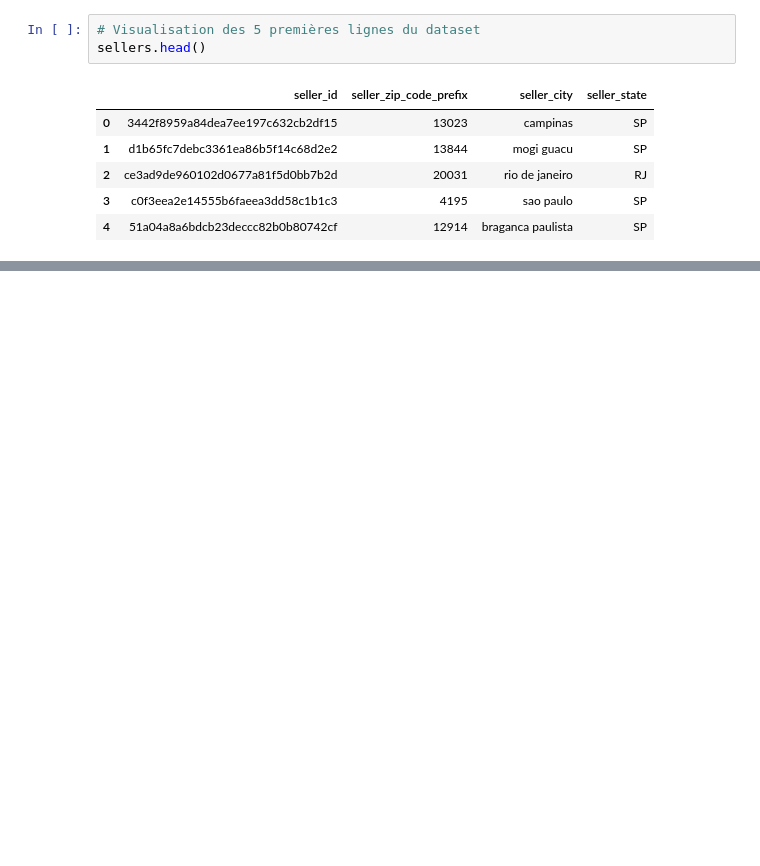
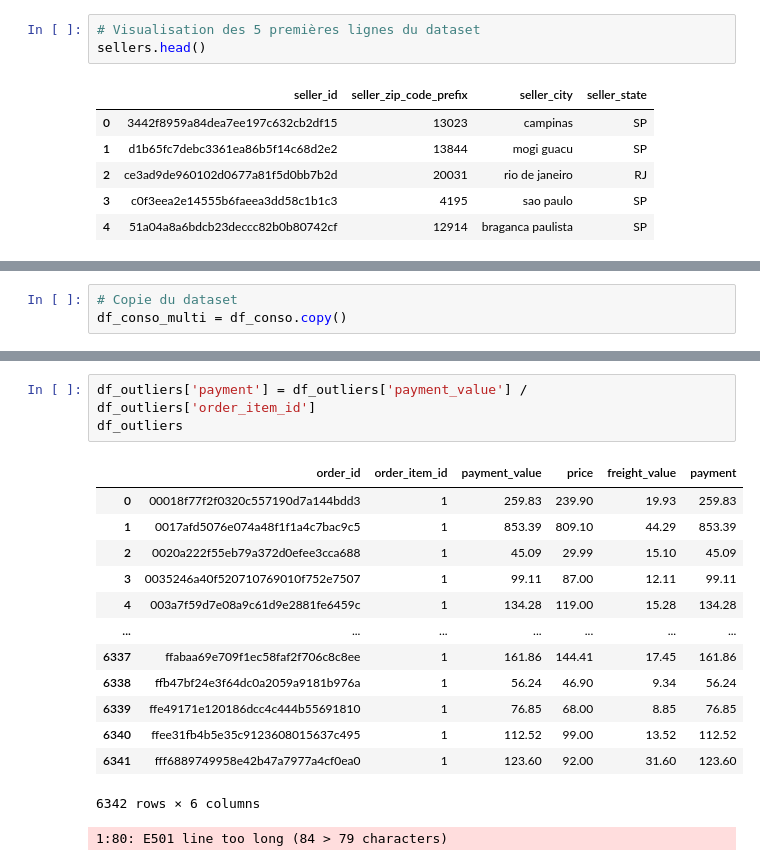
Before and after one commit to Milie-Mimi/-OC_DS_Project5, a Jupyter notebook: GROSCHENE_Emilie_1_notebook_exploration_062022.ipynb, the cells around one changed output, grey strips where cells are left out. Saved outputs shown, nothing was run; the diff lists cells and outputs as text; blank space fills up the shorter version.

```diff
--- a/GROSCHENE_Emilie_1_notebook_exploration_062022.ipynb
+++ b/GROSCHENE_Emilie_1_notebook_exploration_062022.ipynb
@@ -1179,0 +1198,3 @@ sellers
+# %%
+# Copie du dataset
+df_conso_multi = df_conso.copy()
@@ -1179,0 +1240,18 @@ sellers
+# %%
+df_outliers['payment'] = df_outliers['payment_value'] / df_outliers['order_item_id']
+df_outliers
+# %% [output]
+|  | order_id | order_item_id | payment_value | price | freight_value | payment |
+| 0 | 00018f77f2f0320c557190d7a144bdd3 | 1 | 259.83 | 239.90 | 19.93 | 259.83 |
+| 1 | 0017afd5076e074a48f1f1a4c7bac9c5 | 1 | 853.39 | 809.10 | 44.29 | 853.39 |
+| 2 | 0020a222f55eb79a372d0efee3cca688 | 1 | 45.09 | 29.99 | 15.10 | 45.09 |
+| 3 | 0035246a40f520710769010f752e7507 | 1 | 99.11 | 87.00 | 12.11 | 99.11 |
+| 4 | 003a7f59d7e08a9c61d9e2881fe6459c | 1 | 134.28 | 119.00 | 15.28 | 134.28 |
+| ... | ... | ... | ... | ... | ... | ... |
+| 6337 | ffabaa69e709f1ec58faf2f706c8c8ee | 1 | 161.86 | 144.41 | 17.45 | 161.86 |
+| 6338 | ffb47bf24e3f64dc0a2059a9181b976a | 1 | 56.24 | 46.90 | 9.34 | 56.24 |
+| 6339 | ffe49171e120186dcc4c444b55691810 | 1 | 76.85 | 68.00 | 8.85 | 76.85 |
+| 6340 | ffee31fb4b5e35c9123608015637c495 | 1 | 112.52 | 99.00 | 13.52 | 112.52 |
+| 6341 | fff6889749958e42b47a7977a4cf0ea0 | 1 | 123.60 | 92.00 | 31.60 | 123.60 |
+6342 rows × 6 columns
+1:80: E501 line too long (84 > 79 characters)
```
Also changed, not shown: parts of 108 cells of this notebook.
